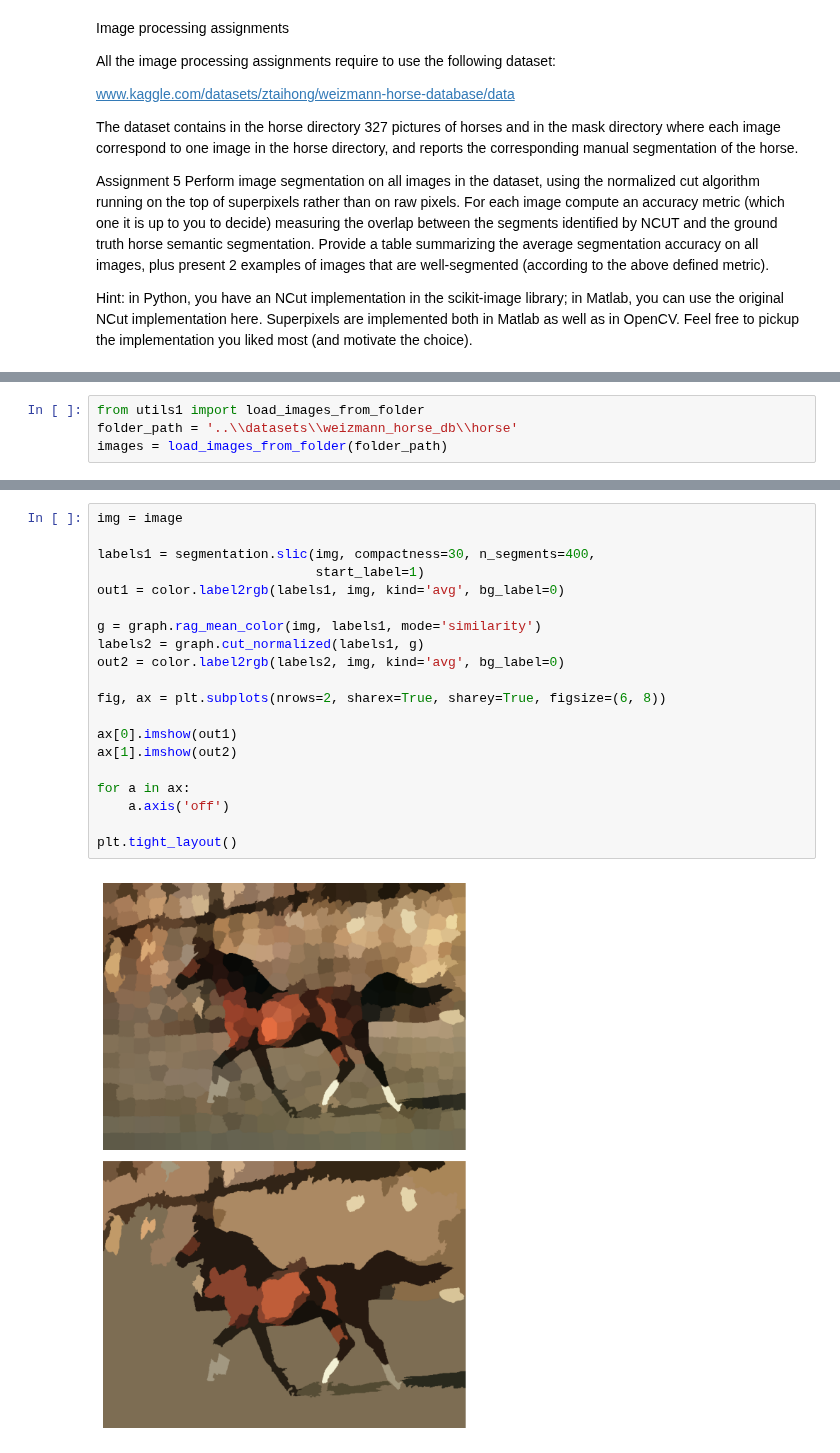
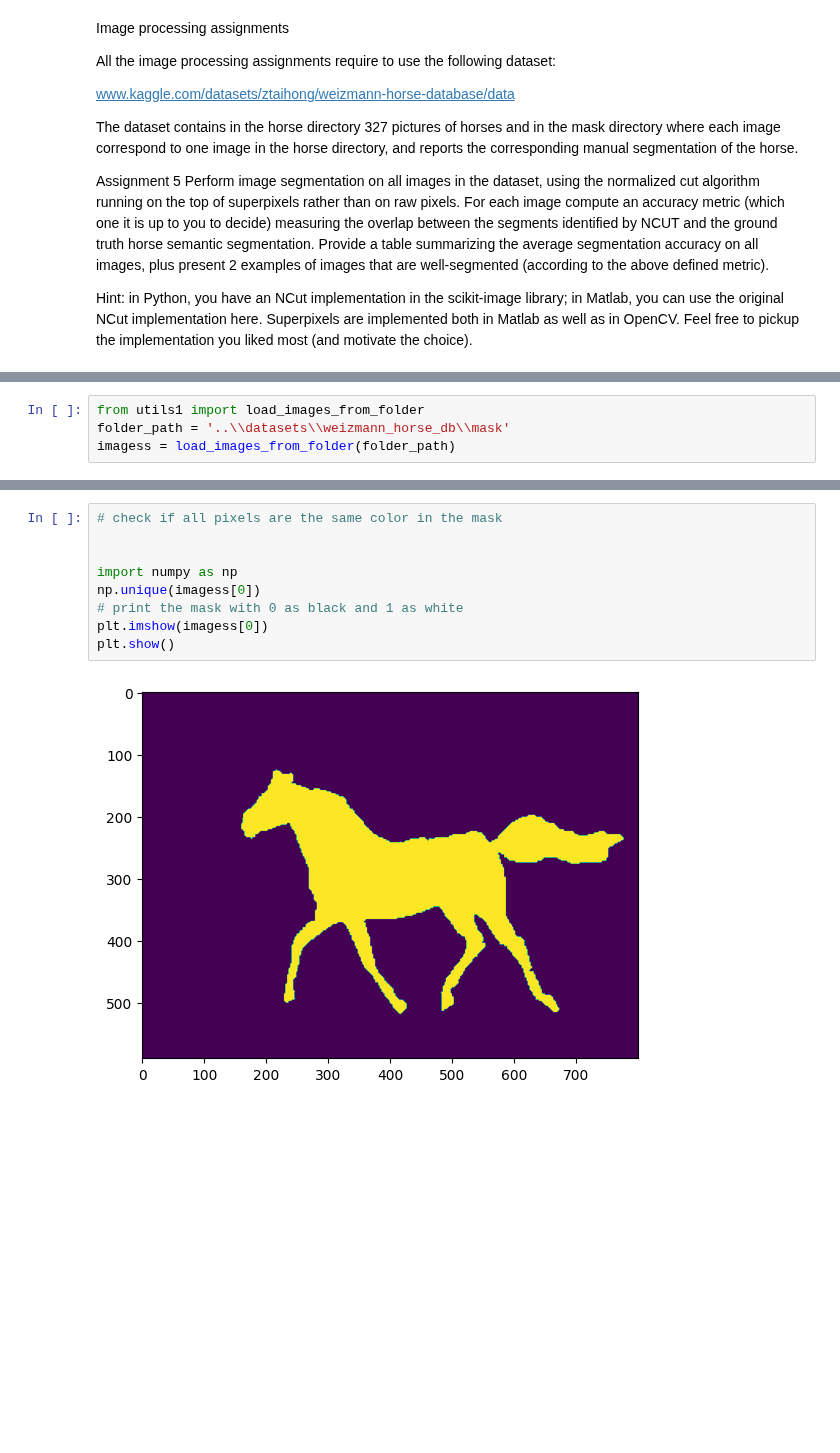
Before and after one commit to lavo2/ISPR-Midterms, a Jupyter notebook: 1/term1.ipynb, the cells around one changed output, grey strips where cells are left out. Cells and saved outputs as stored; diff of their text form; blank space fills up the shorter version.

```diff
--- a/1/term1.ipynb
+++ b/1/term1.ipynb
@@ -27,4 +86,4 @@ from matplotlib import pyplot as plt
 # %%
 from utils1 import load_images_from_folder
-folder_path = '..\\datasets\\weizmann_horse_db\\horse'
-images = load_images_from_folder(folder_path)
+folder_path = '..\\datasets\\weizmann_horse_db\\mask'
+imagess = load_images_from_folder(folder_path)
@@ -54,22 +90,11 @@ TypeError: rag_mean_color() missing 1 required positional argument: 'labels'
-# %%
-img = image
-
-labels1 = segmentation.slic(img, compactness=30, n_segments=400,
-                            start_label=1)
-out1 = color.label2rgb(labels1, img, kind='avg', bg_label=0)
-
-g = graph.rag_mean_color(img, labels1, mode='similarity')
-labels2 = graph.cut_normalized(labels1, g)
-out2 = color.label2rgb(labels2, img, kind='avg', bg_label=0)
-
-fig, ax = plt.subplots(nrows=2, sharex=True, sharey=True, figsize=(6, 8))
-
-ax[0].imshow(out1)
-ax[1].imshow(out2)
-
-for a in ax:
-    a.axis('off')
-
-plt.tight_layout()
-# %% [output]
-[figure, removed]
+# %%
+# check if all pixels are the same color in the mask
+
+
+import numpy as np
+np.unique(imagess[0])
+# print the mask with 0 as black and 1 as white
+plt.imshow(imagess[0])
+plt.show()
+# %% [output]
+[figure, added]
```
Also changed, not shown: parts of 10 cells of this notebook, 1 other file.
